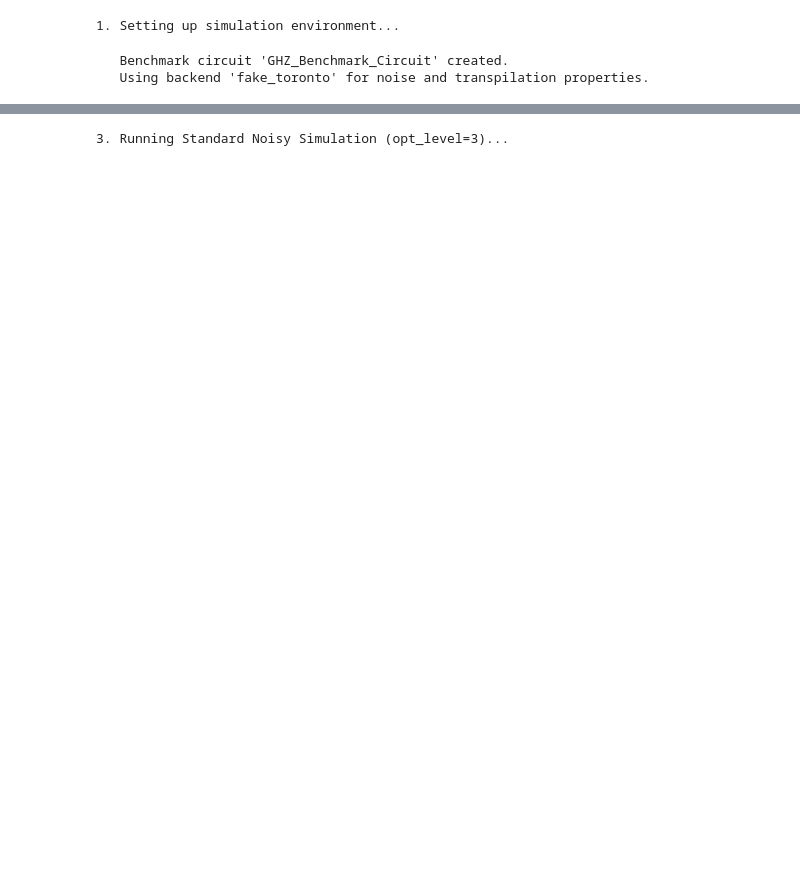
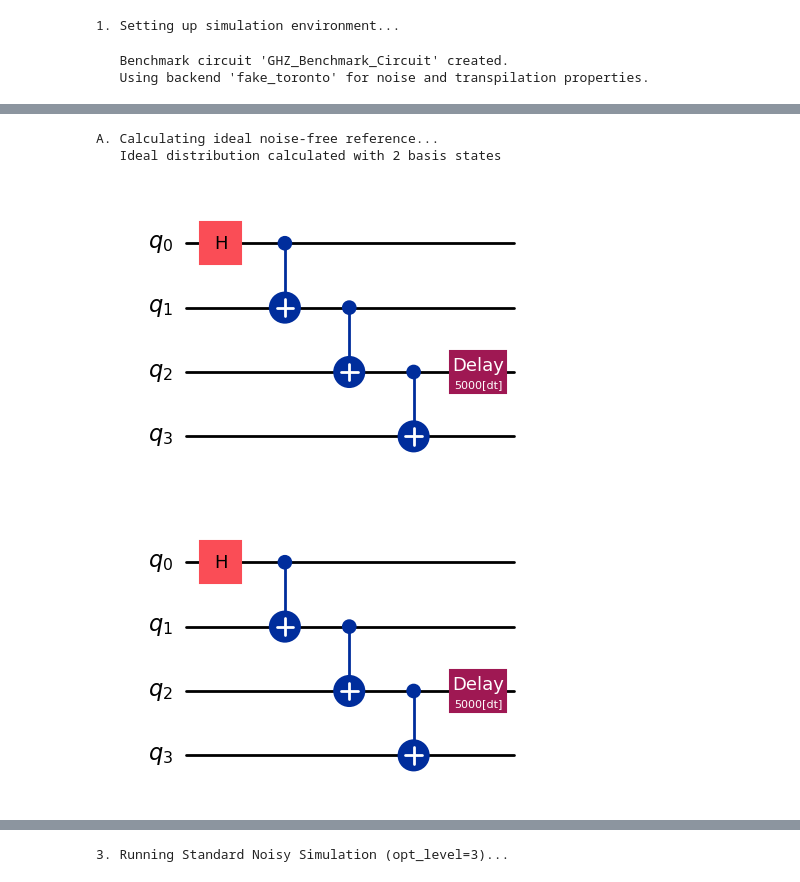
Before and after one commit to Abhi-Sutar/munichQiskitHackathon2025, a Jupyter notebook: watchdog_bench.ipynb, the cells around one changed output, grey strips where cells are left out. Drawn from its saved outputs; the diff is of its cells as text; code cells hidden in the pictures; blank space fills up the shorter version.

```diff
--- a/watchdog_bench.ipynb
+++ b/watchdog_bench.ipynb
@@ -65,0 +59,15 @@ ideal_t_qc.draw(output="mpl")
+# %%
+# A. Calculate the ideal, noise-free result for fidelity comparison
+print("\nA. Calculating ideal noise-free reference...")
+ideal_circuit = benchmark_circuit.copy()
+ideal_circuit.remove_final_measurements(inplace=True)
+ideal_state = Statevector(ideal_circuit)
+ideal_distribution = ideal_state.probabilities_dict()
+print(f"   Ideal distribution calculated with {len(ideal_distribution)} basis states")
+
+ideal_circuit.draw(output="mpl")
+# %% [output]
+A. Calculating ideal noise-free reference...
+   Ideal distribution calculated with 2 basis states
+[figure, added]
+[figure, added]
```
Also changed, not shown: parts of 42 cells of this notebook, 1 other file.
